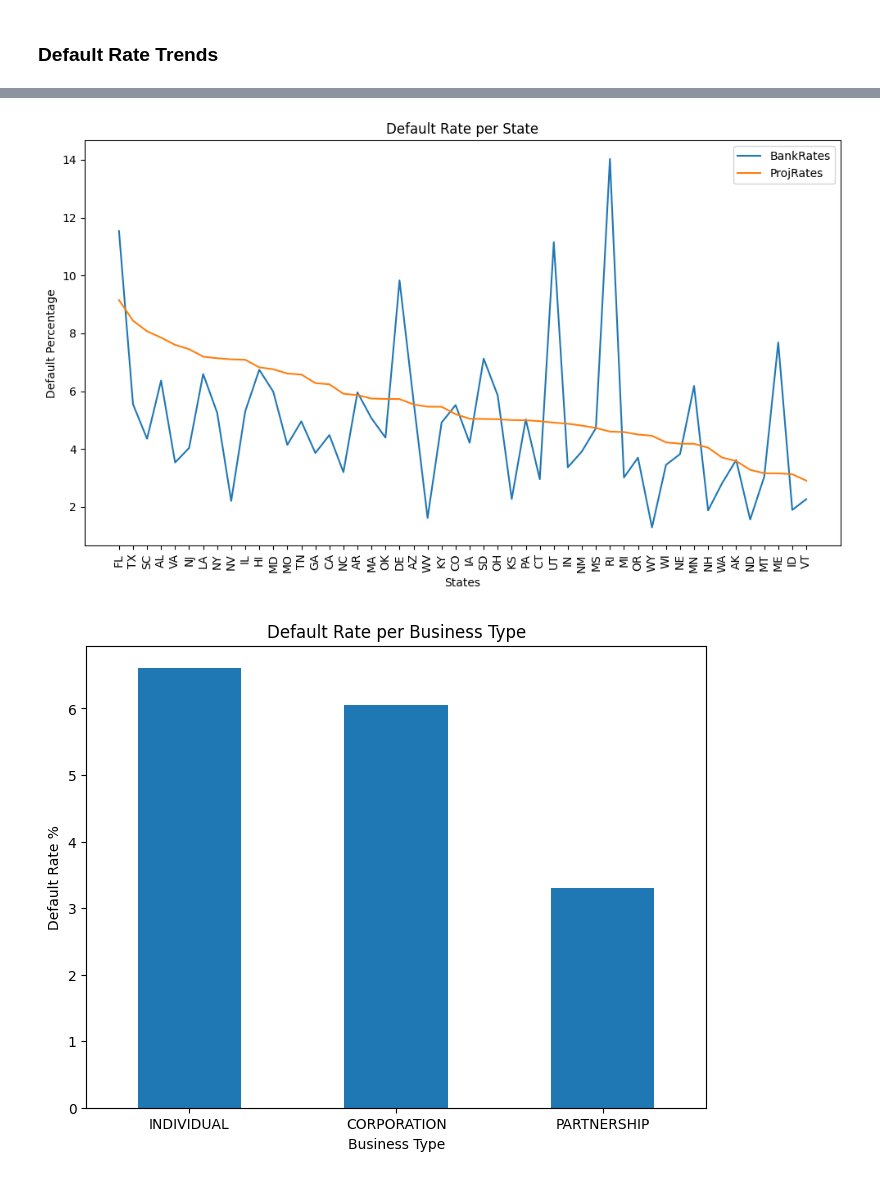
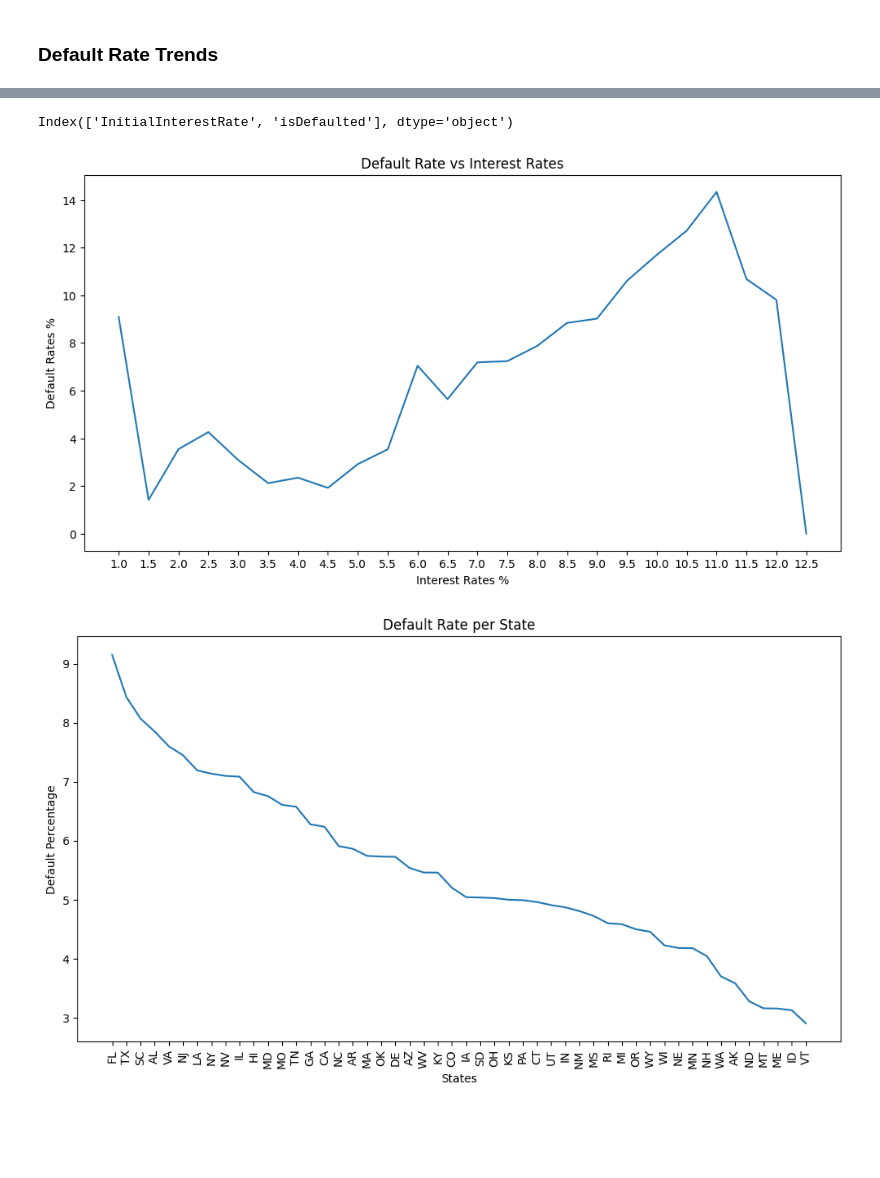
Before and after one commit to DineshDK672/Ryewalk_assignment, a Jupyter notebook: 01_EDA.ipynb, the cells around one changed output, grey strips where cells are left out. Saved outputs shown, nothing was run; the diff lists cells and outputs as text; code cells hidden in the pictures; blank space fills up the shorter version.

```diff
--- a/01_EDA.ipynb
+++ b/01_EDA.ipynb
@@ -58,7 +58,7 @@ print(f'The dataset has {df.shape[0]} rows and {df.shape[1]} columns\n')
 
 # Analyzing categorical columns
 cols = ['BusinessType', 'CollateralInd',
-        'RevolverStatus', 'LoanStatus', 'Subprogram']
+        'RevolverStatus', 'LoanStatus', 'Subprogram', 'SoldSecondMarketInd']
 
 for col in cols:
     print(df[col].unique())
@@ -132,12 +137,10 @@ plt.show()
 # %%
 import numpy as np
 # Dropping the columns which have more than 50% of null values
-df = df.drop(columns=['BankNCUANumber', 'FranchiseCode', 'FranchiseName'])
+df = df.drop(columns=['BankNCUANumber', 'FranchiseCode', 'FranchiseName', 'BusinessAge'])
 print(f'The dataset has {df.shape[0]} rows and {df.shape[1]} columns\n')
 
-# Imputing Null values and incorrect values
-df.loc[df['BusinessType'] == '        ','BusinessType'] = np.random.choice(['INDIVIDUAL', 'CORPORATION', 'PARTNERSHIP'])
+# Imputing Null values
 df.fillna({'CollateralInd':'N'}, inplace=True)
 print(df['BusinessType'].unique())
-print(df['CollateralInd'].unique())
 # %% [output]
@@ -368,36 +382,48 @@ plt.show()
 
 # Default Rate based on Loan Amount
 df['is_defaulted'] = df['LoanStatus'].isin(['CHGOFF'])
-bins = np.arange(0, max(df['GrossApproval'])+50000, 50000)
-labels = [f'{int(i)+50000}' for i in bins[:-1]]
-df['Amount_bins'] = pd.cut(df['GrossApproval'],bins=bins, labels= labels, right=False)
+bins = np.arange(0, max(df['GrossApproval'])+100000, 100000)
+labels = [f'{int(i)+100000}' for i in bins[:-1]]
+bin_summary = pd.DataFrame(pd.cut(df['GrossApproval'],bins=bins, labels= labels, right=False))
+bin_summary['is_defaulted'] = df['is_defaulted']
 
-bin_summary = df.groupby('Amount_bins')['is_defaulted'].mean().reset_index()
+bin_summary = bin_summary.groupby('GrossApproval')['is_defaulted'].mean().reset_index()
 bin_summary['is_defaulted'] = bin_summary['is_defaulted']*100
-bin_summary.plot(kind='bar', x='Amount_bins', figsize=(12,6), width = 0.8)
+bin_summary.plot(kind='line', x='GrossApproval', figsize=(12,6))
 plt.title('Default Rate based on Loan Amount')
 plt.xlabel("Loan Amount")
 plt.ylabel("Default Rate %")
-plt.xticks(range(0, len(bin_summary), 2), bin_summary['Amount_bins'][::2], rotation=90)
+plt.xticks(range(0, len(bin_summary)), bin_summary['GrossApproval'], rotation=90)
 plt.legend().remove()
 plt.show()
 
-# Default Rate per Bank State and per Project State
-loan_sts_bank = pd.crosstab(df['BankState'], df['LoanStatus'])
+# Default Rate based on interest
+int_bins = np.arange(1, max(df['InitialInterestRate']),0.5)
+interest = pd.DataFrame(pd.cut(df['InitialInterestRate'], bins = int_bins, labels=int_bins[:-1], right=False))
+interest['isDefaulted'] = df['is_defaulted']
+print(interest.columns)
+interest = interest.groupby('InitialInterestRate')['isDefaulted'].mean().reset_index()
+interest['isDefaulted'] *= 100
+interest.plot(kind='line', x='InitialInterestRate', figsize=(12,6))
+plt.title('Default Rate vs Interest Rates')
+plt.xlabel('Interest Rates %')
+plt.ylabel('Default Rates %')
+plt.xticks(range(len(interest)), int_bins[:-1])
+plt.legend().remove()
+plt.show()
+
+# Default Rate per Project State
+loan_sts_bank = pd.crosstab(df['ProjectState'], df['LoanStatus'])
 chgoff_rate = pd.DataFrame(
     (loan_sts_bank['CHGOFF']/loan_sts_bank.sum(axis=1))*100)
-chgoff_rate.columns = ['BankRates']
-
-loan_sts_proj = pd.crosstab(df['ProjectState'], df['LoanStatus'])
-chgoff_rate['ProjRates'] = (
-    loan_sts_proj['CHGOFF']/loan_sts_proj.sum(axis=1))*100
-chgoff_rate.sort_values(by='ProjRates', ascending=False, inplace=True)
-
+chgoff_rate.columns = ['ProjectRates']
+chgoff_rate.sort_values(by='ProjectRates', ascending=False, inplace=True)
 chgoff_rate.plot(kind='line', figsize=(10, 6))
 plt.title("Default Rate per State")
 plt.xlabel("States")
 plt.ylabel("Default Percentage")
 plt.xticks(range(len(chgoff_rate)), list(chgoff_rate.index), rotation=90)
+plt.legend().remove()
 plt.tight_layout()
 plt.show()
 
@@ -417,2 +443,3 @@ plt.show()
+Index(['InitialInterestRate', 'isDefaulted'], dtype='object')
-[figure, old version]
+[figure, new version]
-[figure, old version]
+[figure, new version]
```
Also changed, not shown: parts of 13 cells of this notebook.
